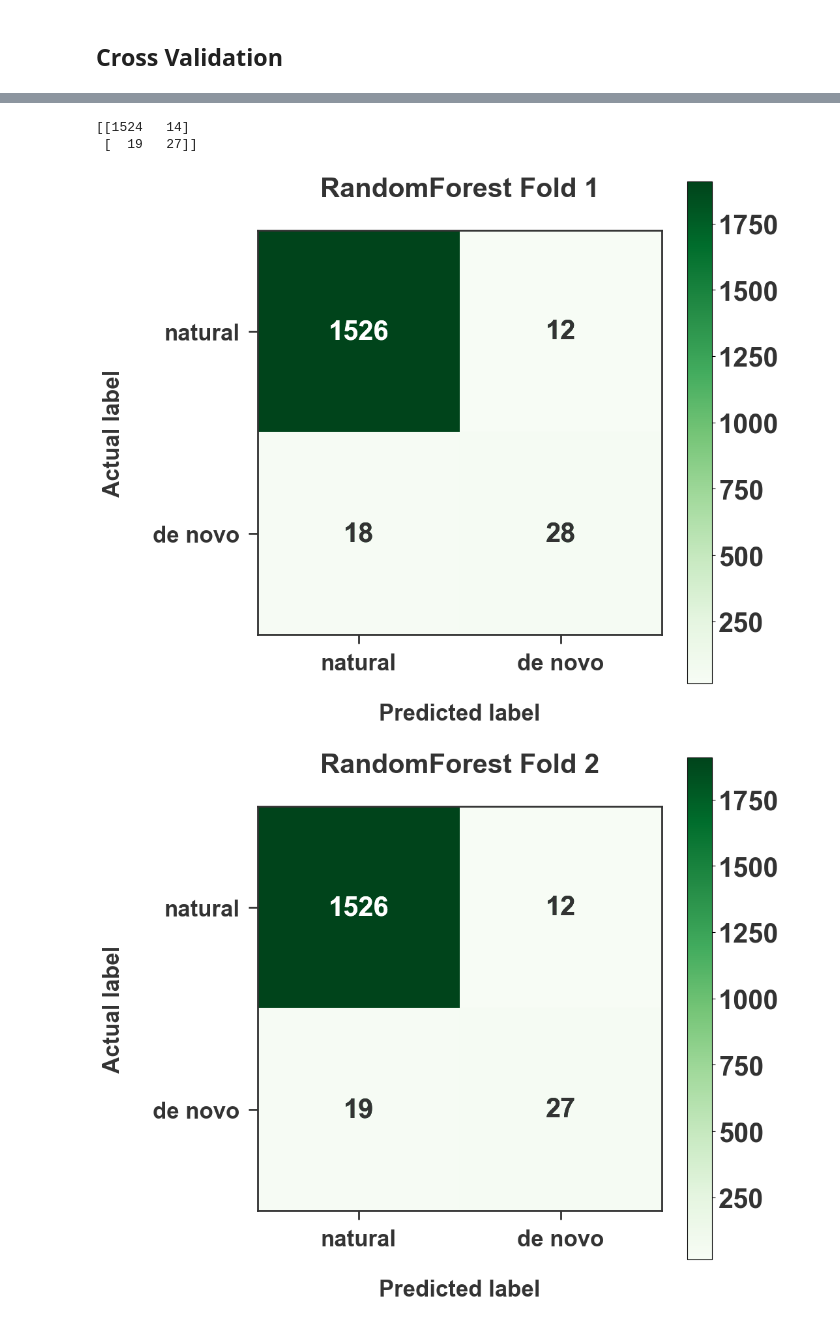
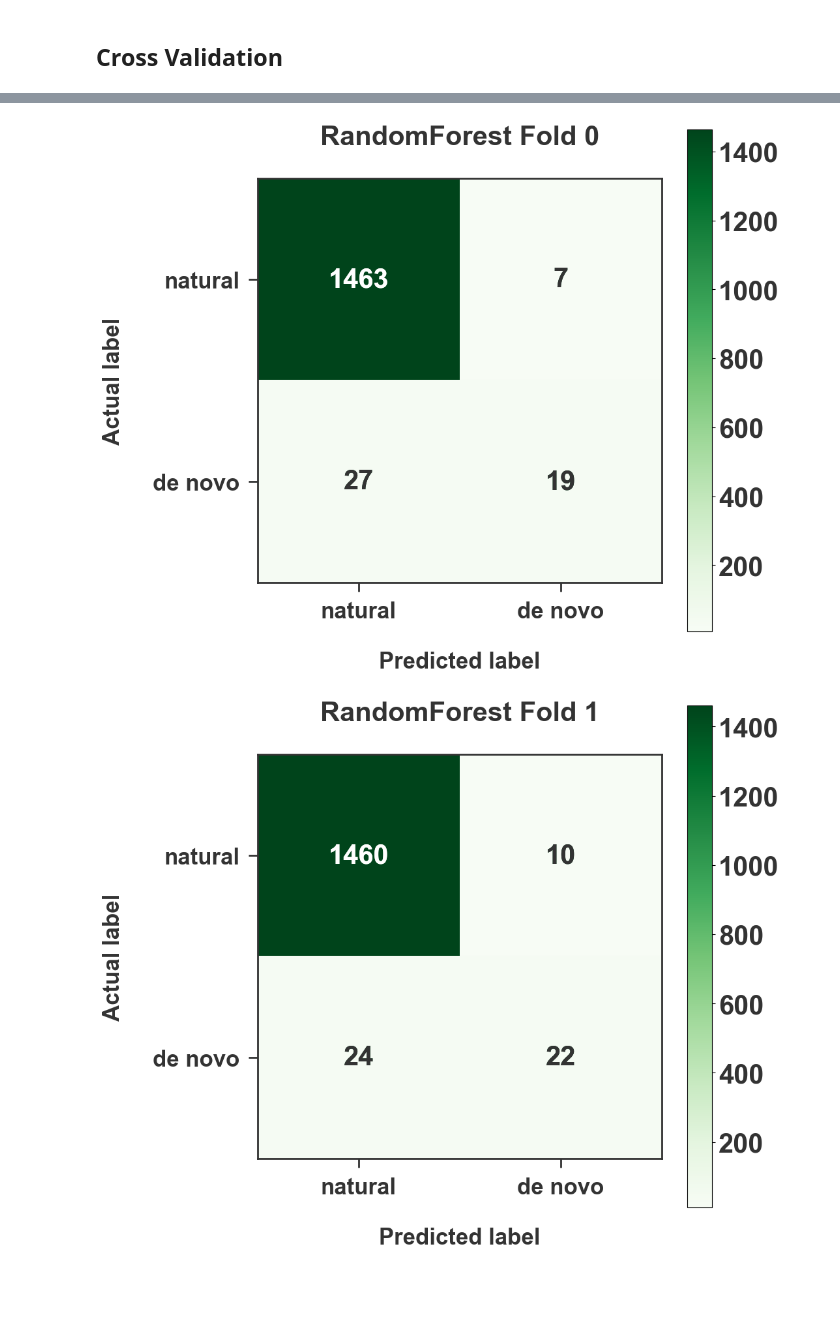
Before and after one commit to schoederlab/denovolikeness, a Jupyter notebook: supplements/other_models/CV_ALL.ipynb, the cells around one changed output, grey strips where cells are left out. Saved outputs shown, nothing was run; the diff lists cells and outputs as text; code cells hidden in the pictures; blank space fills up the shorter version.

```diff
--- a/supplements/other_models/CV_ALL.ipynb
+++ b/supplements/other_models/CV_ALL.ipynb
@@ -101,7 +70,7 @@ np.random.seed(seed)
 HISTORY_LIST = []
 
 save_dir = './saved_models/'
-fold_num = 1
+fold_num = 0
 
 
 BATCH_SIZE=1024
@@ -109,6 +78,8 @@ EPOCHS=200
 
 kfold = StratifiedKFold(n_splits=5, shuffle=True, random_state=SEED)
 
+train_fbeta = []
+val_fbeta = []
 
 for train_ix, val_ix in kfold.split(X, y):
 
@@ -131,6 +102,14 @@ for train_ix, val_ix in kfold.split(X, y):
 
     history = model.fit(X_train_resampled, y_train_resampled)
 
+    train_pred = model.predict_proba(X_train_resampled)[:,1]
+    val_pred = model.predict_proba(val_X)[:,1]
+
+    train_fbeta.append(fbeta_score(y_train_resampled, train_pred >= 0.5, beta=2))
+    val_fbeta.append(fbeta_score(val_y, val_pred >= 0.5, beta=2))
+
+    print(fbeta_score(val_y, val_pred >= 0.5, beta=2))
+    # print(fbeta_score(val_y, val_pred >= 0.5, beta=2))
     dump(history, "./saved_models/model_RandomForest_"+str(fold_num)+".joblib")
 
     HISTORY_LIST.append(history)
@@ -138,4 +117,16 @@ for train_ix, val_ix in kfold.split(X, y):
     tf.keras.backend.clear_session()
 
     fold_num += 1
+
+
+train_mean_mcc = np.mean(train_fbeta) .round(2)
+val_mean_mcc = np.mean(val_fbeta).round(2)
+train_std_mcc = np.std(train_fbeta).round(2)
+val_std_mcc = np.std(val_fbeta).round(2)
+
+print("\n================================= Final Results =================================")
+print("RandomForest:")
+print("fbeta_score:")
+print(f"  Training Average ± Std Dev: {train_mean_mcc} ± {train_std_mcc}")
+print(f"  Validation Average ± Std Dev: {val_mean_mcc} ± {val_std_mcc}")
 # %% [output]
@@ -151,7 +153,7 @@ for train_ix, val_ix in kfold.split(X, y):
 # %%
 color = plt.cm.Greens
 
-for i in range(1,fold_num):
+for i in range(0,fold_num):
     my_model = load("./saved_models/model_RandomForest_"+str(i)+".joblib")
     test_predictions = my_model.predict(test_features)
     plot_cm(test_labels, test_predictions,color,title=f"RandomForest Fold {i}\n",ylabel="Actual label\n",xlabel="\nPredicted label")
@@ -168,4 +172,2 @@ for i in range(1,fold_num):
-[[1524   14]
- [  19   27]]
-[figure, old version]
+[figure, new version]
-[figure, old version]
+[figure, new version]
```
Also changed, not shown: parts of 7 cells of this notebook, 46 other files.
